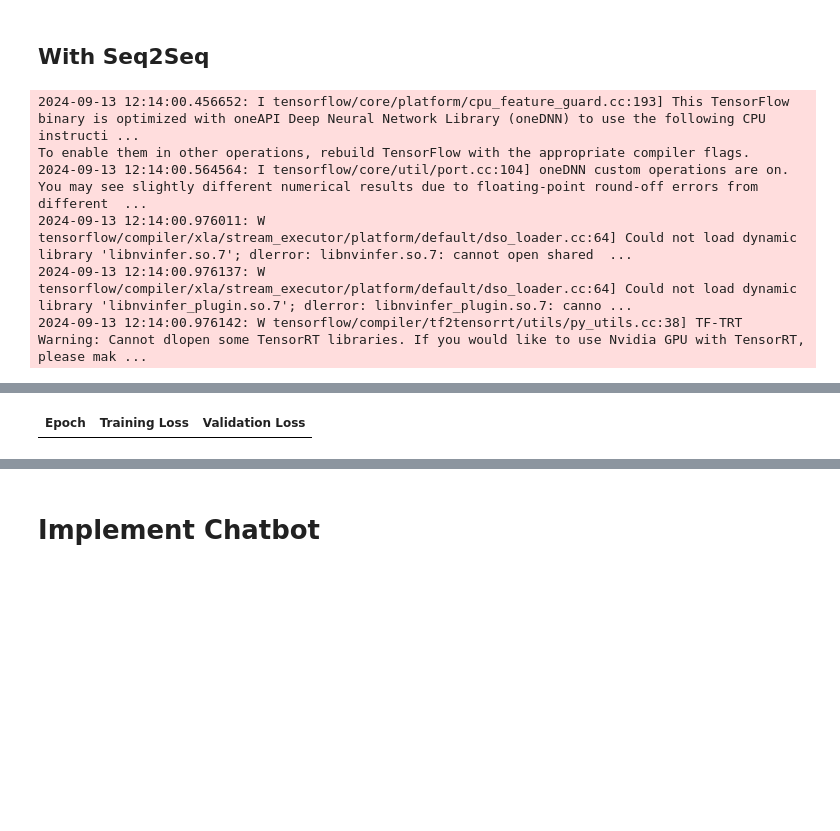
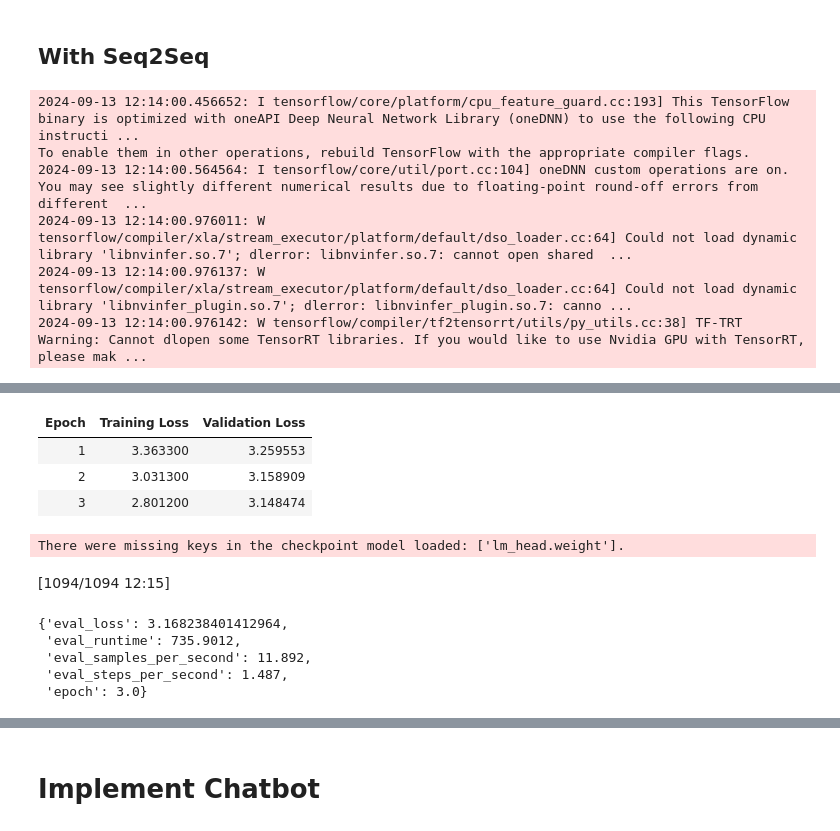
Before and after one commit to brooks-christensen/alan_watts_bot, a Jupyter notebook: alan_watts_bot.ipynb, the cells around one changed output, grey strips where cells are left out. Cells and saved outputs as stored; diff of their text form; code cells hidden in the pictures; blank space fills up the shorter version.

```diff
--- a/alan_watts_bot.ipynb
+++ b/alan_watts_bot.ipynb
@@ -661,6 +782,7 @@ from datasets import load_dataset, Dataset
 from gtts import gTTS
 import os
 import torch
+from typing import List, Dict
 
 # Load pre-trained GPT-2 tokenizer and model
 tokenizer = GPT2Tokenizer.from_pretrained('gpt2', clean_up_tokenization_spaces=True)
@@ -682,7 +804,7 @@ test_dataset = Dataset.from_dict(dataset[split_index_val:])
 # def preprocess_function(examples):
 #     return tokenizer(examples['text'], padding='max_length', truncation=True, max_length=512)
 
-def preprocess_function(examples):
+def preprocess_function(examples: List[str]) -> Dict[str, torch.Tensor]:
     inputs = tokenizer(examples['text'], padding='max_length', truncation=True, max_length=512)
 
     # Create labels and set padding tokens in labels to -100 to ignore them in the loss
@@ -760,4 +882,14 @@ To enable them in other operations, rebuild TensorFlow with the appropriate comp
 | Epoch | Training Loss | Validation Loss |
+| 1 | 3.363300 | 3.259553 |
+| 2 | 3.031300 | 3.158909 |
+| 3 | 2.801200 | 3.148474 |
+There were missing keys in the checkpoint model loaded: ['lm_head.weight'].
+[1094/1094 12:15]
+{'eval_loss': 3.168238401412964,
+ 'eval_runtime': 735.9012,
+ 'eval_samples_per_second': 11.892,
+ 'eval_steps_per_second': 1.487,
+ 'epoch': 3.0}
 # %%
 from transformers import GPT2Tokenizer, GPT2LMHeadModel, Trainer, TrainingArguments
 
```
Also changed, not shown: parts of 13 cells of this notebook, 4 other files.
